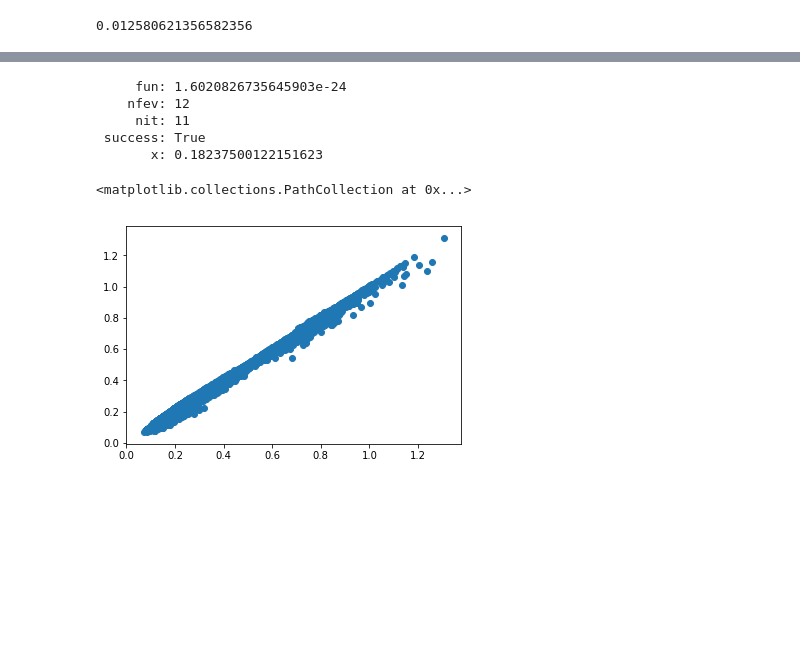
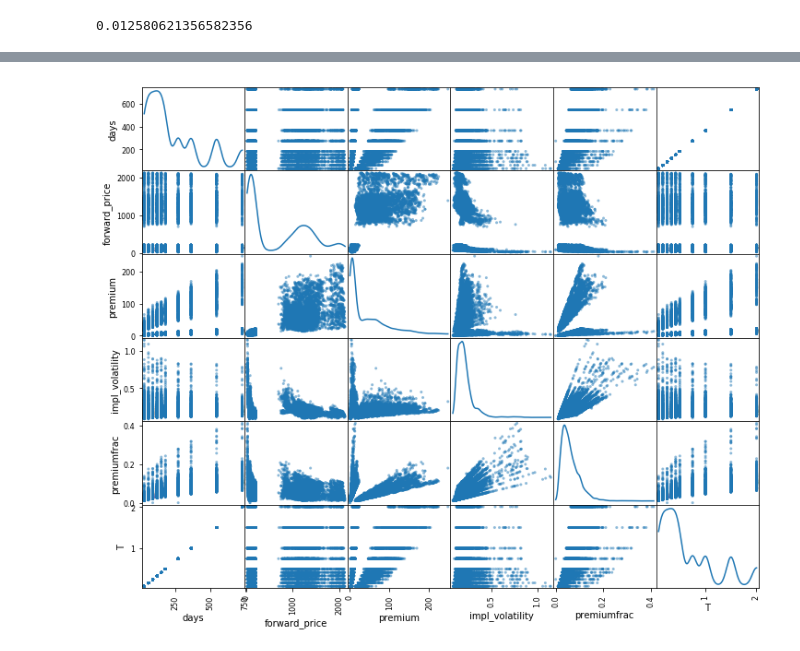
Before and after one commit to sebasv/thesis, a Jupyter notebook: Calibrations.ipynb, the cells around one changed output, grey strips where cells are left out. Cells and saved outputs as stored; diff of their text form; code cells hidden in the pictures; blank space fills up the shorter version.

```diff
--- a/Calibrations.ipynb
+++ b/Calibrations.ipynb
@@ -217,22 +235,14 @@ puts = options.loc[options.cp_flag == 'P', :]
-# %%
-# options['my_imp_vol'] = options.apply(lambda row: optimize.minimize_scalar(Crow).x, axis=1)
-optimize.minimize_scalar(C( options.loc[5662, :] ))
-# options.loc[5662, ['T', 'premiumfrac']].values
-# %% [output]
-     fun: 1.6020826735645903e-24
-    nfev: 12
-     nit: 11
- success: True
-       x: 0.18237500122151623
 # %%
+from pandas.plotting import scatter_matrix
+
 # options.merge(sec, on=['date', 'ticker'])
 # sec.loc[sec.volume > 0, :]
 options.loc[options.date=='2006-05-19']
 # sec.loc[sec.date == '2006-05-19']
 # _x = np.arange(-3,3,.01)
 # plt.plot(_x, stats.norm.cdf(_x) - stats.norm.cdf(-_x), 'b')
 # plt.plot(_x, 2*stats.norm.cdf(_x)-1, 'k')
-plt.scatter(options.my_imp_vol, options.impl_volatility)
+# plt.scatter(options.premiumfrac, options.impl_volatility)
+scatter_matrix(options.sample(n=10000), diagonal='kde', figsize=(12,10));
 # %% [output]
-<matplotlib.collections.PathCollection at 0x...>
-[figure, old version]
+[figure, new version]
```
Also changed, not shown: parts of 13 cells of this notebook, 2 other files.
